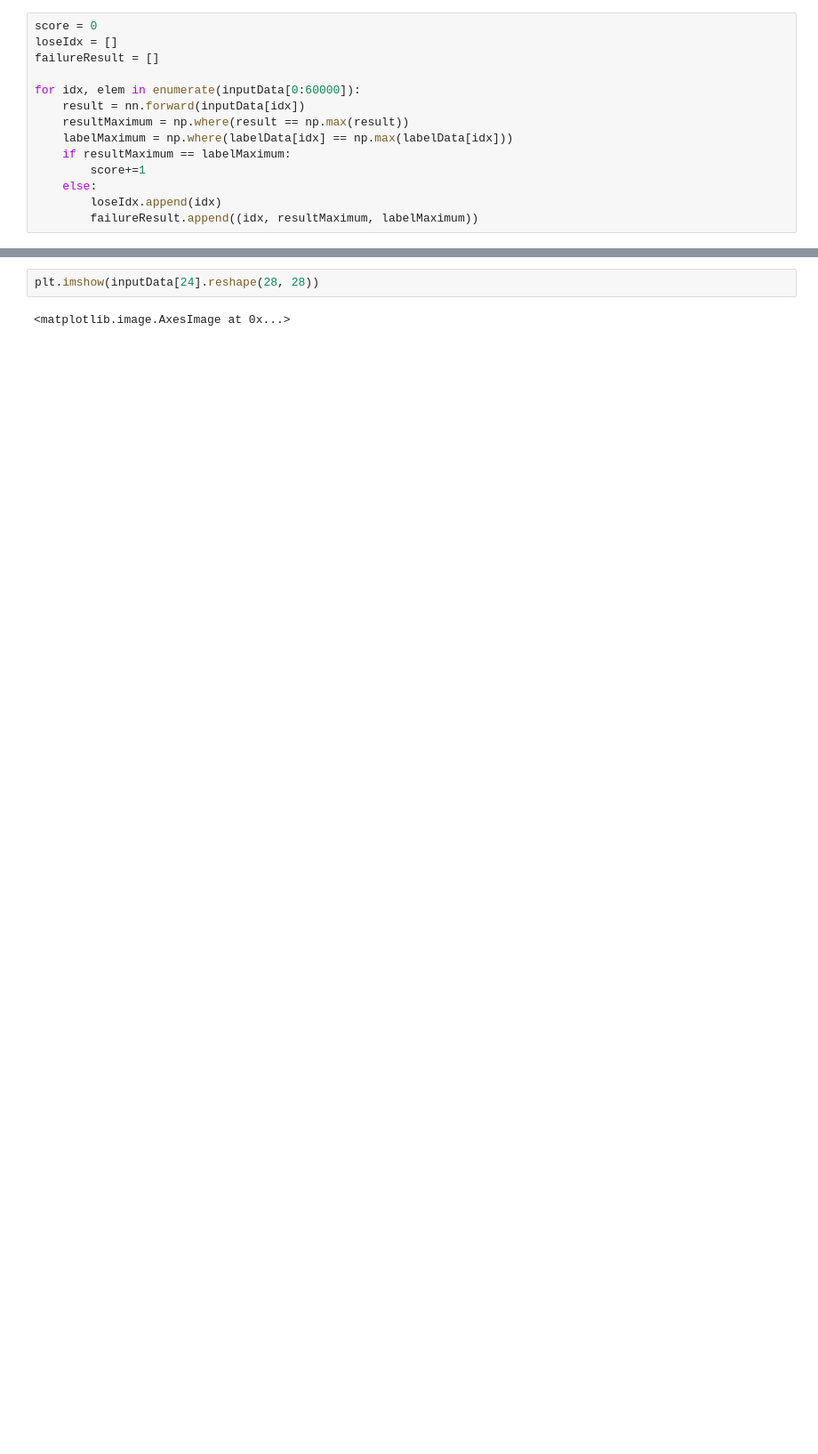
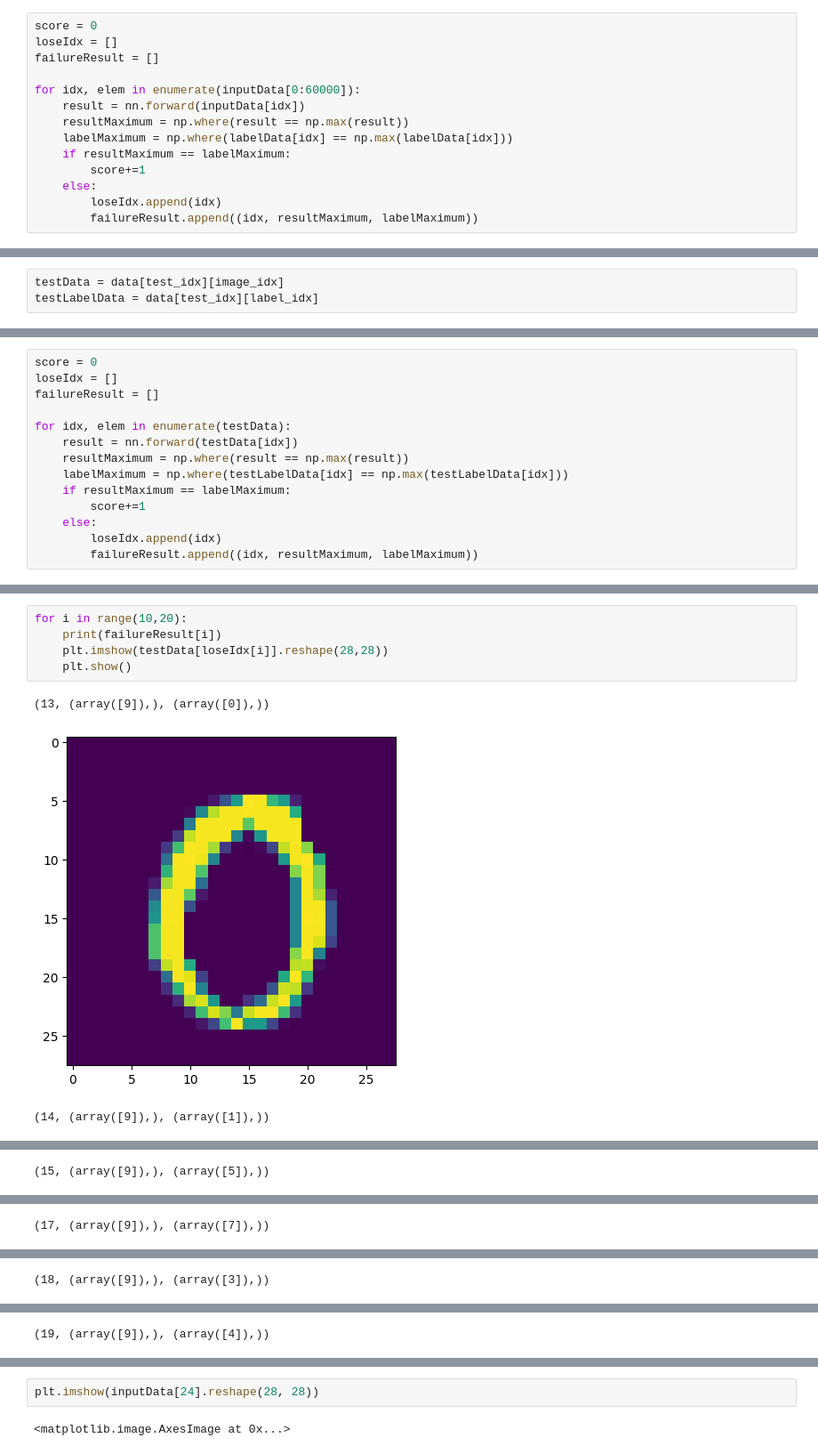
Before and after one commit to ABC10946/mnist-learning, a Jupyter notebook: nn_v2.ipynb, the cells around one changed output, grey strips where cells are left out. Shown at 89% size. Drawn from its saved outputs; the diff is of its cells as text; blank space fills up the shorter version.

```diff
--- a/nn_v2.ipynb
+++ b/nn_v2.ipynb
@@ -154,0 +185,3 @@ print(score / 60000 * 100, "%")
+# %%
+testData = data[test_idx][image_idx]
+testLabelData = data[test_idx][label_idx]
@@ -154,0 +192,14 @@ print(score / 60000 * 100, "%")
+# %%
+score = 0
+loseIdx = []
+failureResult = []
+
+for idx, elem in enumerate(testData):
+    result = nn.forward(testData[idx])
+    resultMaximum = np.where(result == np.max(result))
+    labelMaximum = np.where(testLabelData[idx] == np.max(testLabelData[idx]))
+    if resultMaximum == labelMaximum:
+        score+=1
+    else:
+        loseIdx.append(idx)
+        failureResult.append((idx, resultMaximum, labelMaximum))
@@ -158,0 +214,9 @@ loseIdx[0:10]
+# %%
+for i in range(10,20):
+    print(failureResult[i])
+    plt.imshow(testData[loseIdx[i]].reshape(28,28))
+    plt.show()
+# %% [output]
+(13, (array([9]),), (array([0]),))
+[figure, added]
+(14, (array([9]),), (array([1]),))
@@ -158,0 +224 @@ loseIdx[0:10]
+(15, (array([9]),), (array([5]),))
@@ -158,0 +226 @@ loseIdx[0:10]
+(17, (array([9]),), (array([7]),))
@@ -158,0 +228 @@ loseIdx[0:10]
+(18, (array([9]),), (array([3]),))
@@ -158,0 +230 @@ loseIdx[0:10]
+(19, (array([9]),), (array([4]),))
```
Also changed, not shown: parts of 16 cells of this notebook, 2 other files.
